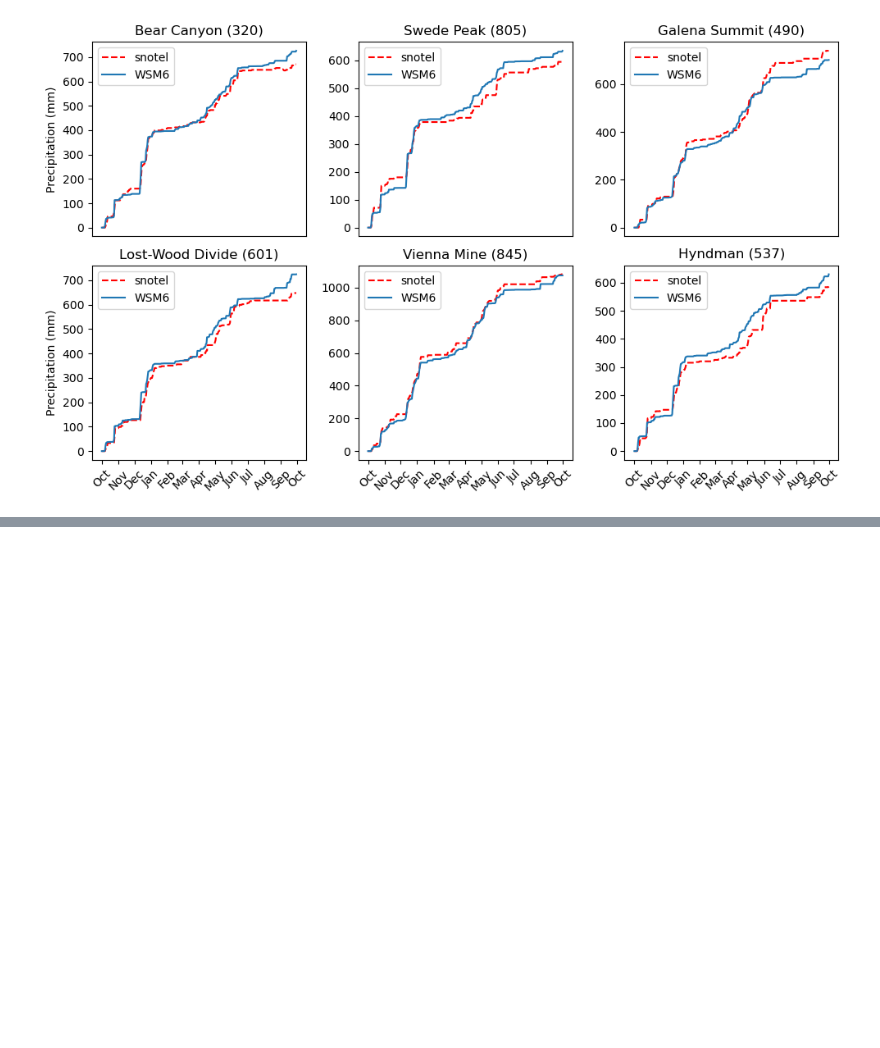
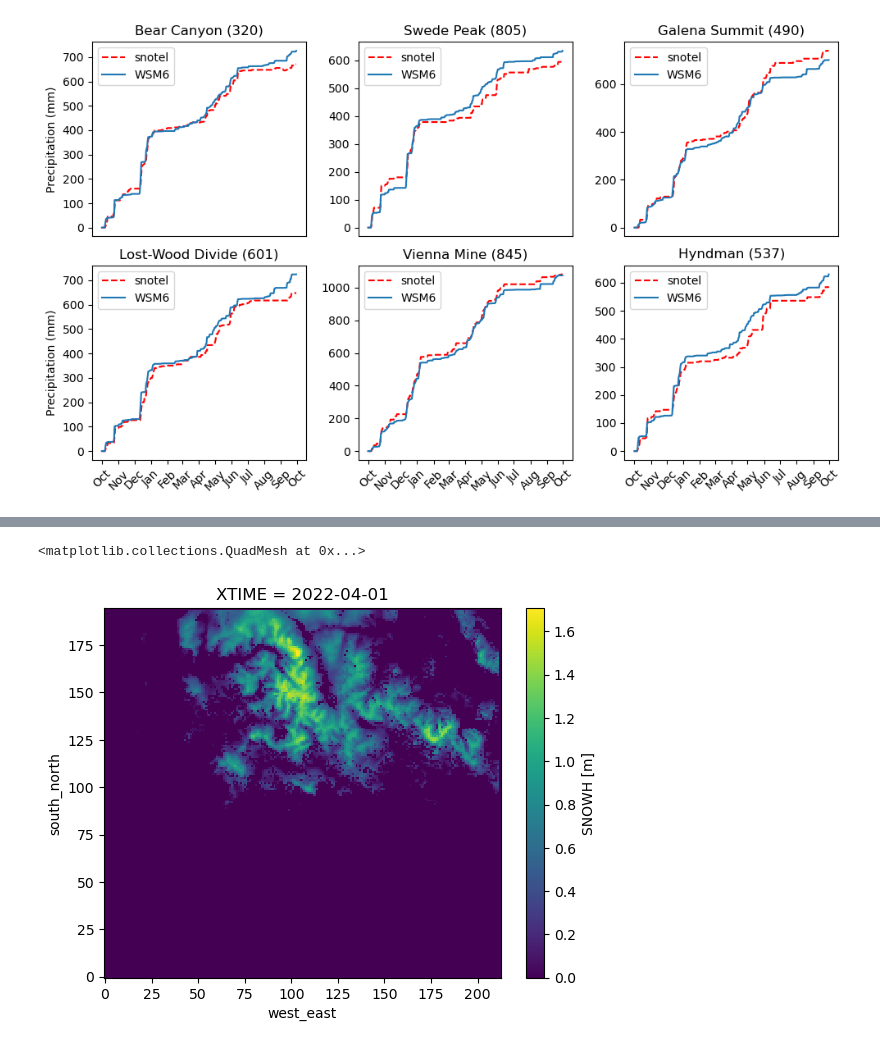
Before and after one commit to stanleyakor1/Python-tutorial, a Jupyter notebook: wrf-python/WY_2022_ANALYSIS.ipynb, the cells around one changed output, grey strips where cells are left out. Cells and saved outputs as stored; diff of their text form; code cells hidden in the pictures; blank space fills up the shorter version.

```diff
--- a/wrf-python/WY_2022_ANALYSIS.ipynb
+++ b/wrf-python/WY_2022_ANALYSIS.ipynb
@@ -33,2 +64,7 @@ plot_wrf_domain(d01_path, d02_path)
 # %%
-#snodas_file='/bsuhome/stanleyakor/wateryear_2022/SWE_snodas_wateryear_2022_d02.nc'
+ff  = xr.open_dataset('/bsuhome/stanleyakor/wateryear_2022/MORRISON_22_daily.nc')
+# %%
+ff['SNOWH'].isel(XTIME = 184).plot()
+# %% [output]
+<matplotlib.collections.QuadMesh at 0x...>
+[figure, added]
```
Also changed, not shown: parts of 15 cells of this notebook, 1 other file.
